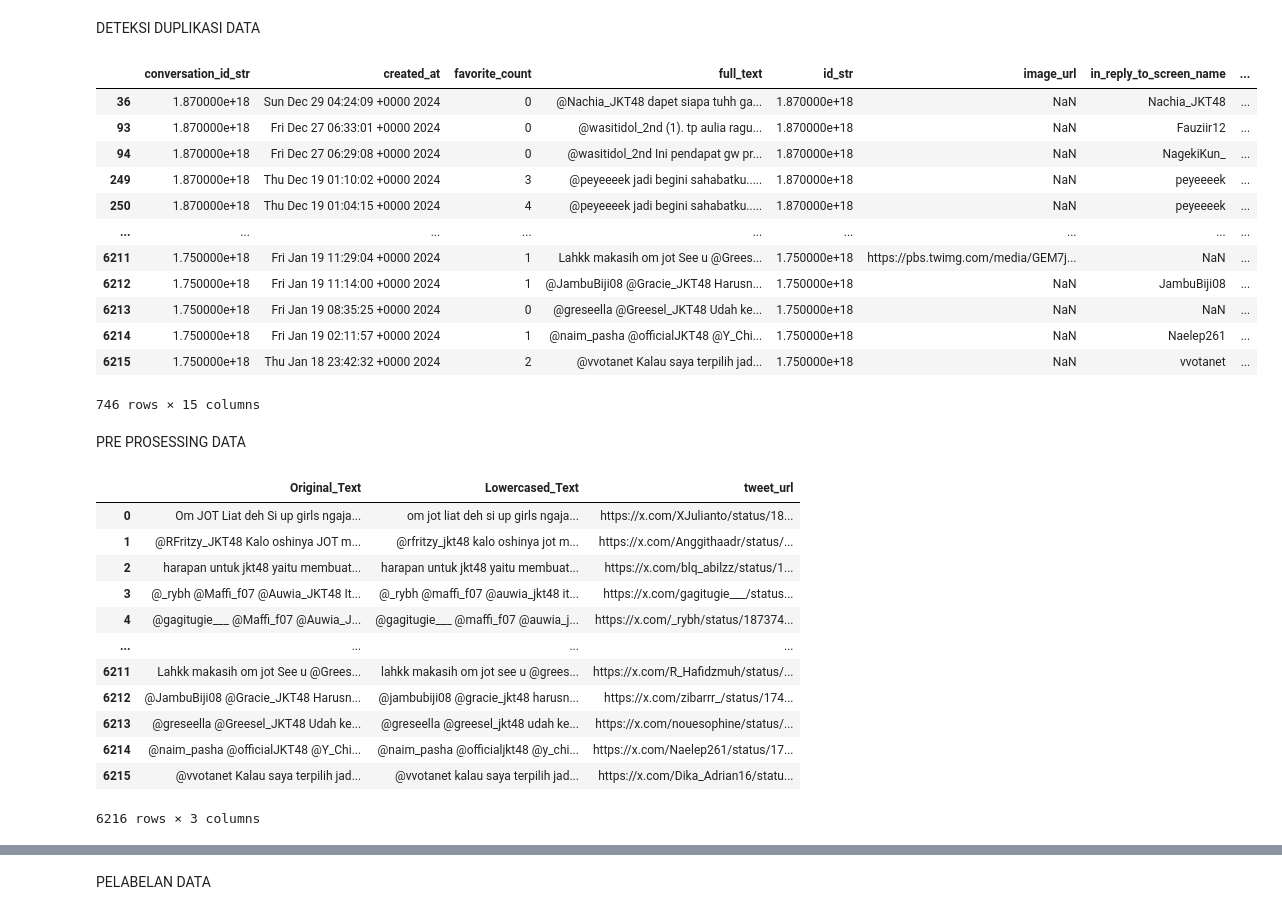
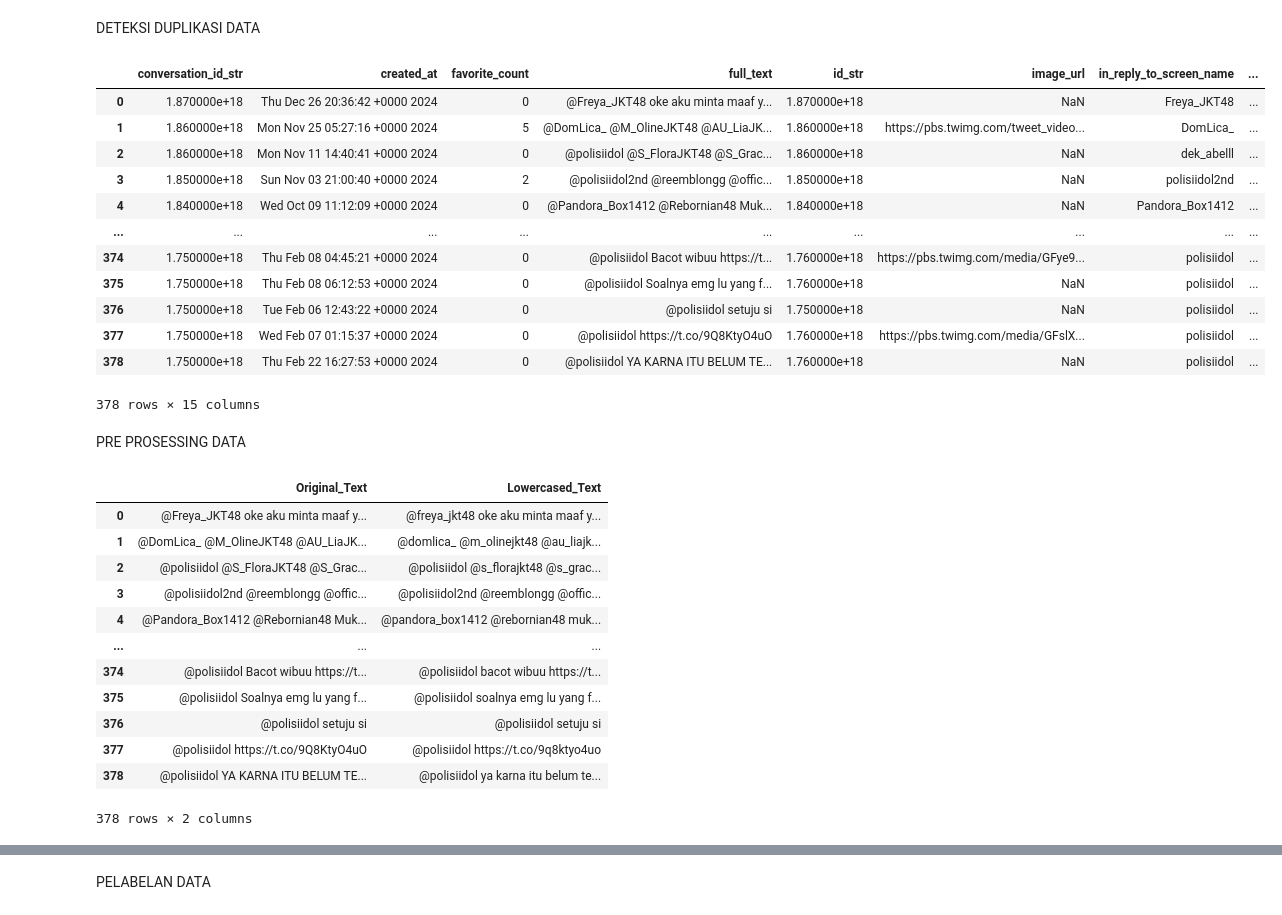
Before and after one commit to Igprad01/Sentimen-Analisis, a Jupyter notebook: Analisis_Sentimen.ipynb, the cells around one changed output, grey strips where cells are left out. Saved outputs shown, nothing was run; the diff lists cells and outputs as text; code cells hidden in the pictures.

```diff
--- a/Analisis_Sentimen.ipynb
+++ b/Analisis_Sentimen.ipynb
@@ -8,7 +8,7 @@ INPUT DATA SET
 import pandas as pd
 
 # load data
-files = '/content/sample_data/Gabungan sample crawling JOT jkt48.csv'
+files = '/content/sample_data/sexual_harassment gabung.csv'
 df = pd.read_csv(files)
 df.head()
 # display(df)
@@ -23,22 +44,25 @@ df.head()
 DETEKSI DUPLIKASI DATA
 # %%
 #duplicate data
-# df_duplicates = df[df.duplicated('full_text')]
-# display(df_duplicates)
+df_duplicates = df[df.duplicated('full_text')]
+#delete duplicates
+df = df.drop_duplicates(subset='full_text')
+display(df)
+#download
 # %% [output]
 |  | conversation_id_str | created_at | favorite_count | full_text | id_str | image_url | in_reply_to_screen_name | ... |
-| 36 | 1.870000e+18 | Sun Dec 29 04:24:09 +0000 2024 | 0 | @Nachia_JKT48 dapet siapa tuhh ga... | 1.870000e+18 | NaN | Nachia_JKT48 | ... |
-| 93 | 1.870000e+18 | Fri Dec 27 06:33:01 +0000 2024 | 0 | @wasitidol_2nd (1). tp aulia ragu... | 1.870000e+18 | NaN | Fauziir12 | ... |
-| 94 | 1.870000e+18 | Fri Dec 27 06:29:08 +0000 2024 | 0 | @wasitidol_2nd Ini pendapat gw pr... | 1.870000e+18 | NaN | NagekiKun_ | ... |
-| 249 | 1.870000e+18 | Thu Dec 19 01:10:02 +0000 2024 | 3 | @peyeeeek jadi begini sahabatku..... | 1.870000e+18 | NaN | peyeeeek | ... |
-| 250 | 1.870000e+18 | Thu Dec 19 01:04:15 +0000 2024 | 4 | @peyeeeek jadi begini sahabatku..... | 1.870000e+18 | NaN | peyeeeek | ... |
+| 0 | 1.870000e+18 | Thu Dec 26 20:36:42 +0000 2024 | 0 | @Freya_JKT48 oke aku minta maaf y... | 1.870000e+18 | NaN | Freya_JKT48 | ... |
+| 1 | 1.860000e+18 | Mon Nov 25 05:27:16 +0000 2024 | 5 | @DomLica_ @M_OlineJKT48 @AU_LiaJK... | 1.860000e+18 | https://pbs.twimg.com/tweet_video... | DomLica_ | ... |
+| 2 | 1.860000e+18 | Mon Nov 11 14:40:41 +0000 2024 | 0 | @polisiidol @S_FloraJKT48 @S_Grac... | 1.860000e+18 | NaN | dek_abelll | ... |
+| 3 | 1.850000e+18 | Sun Nov 03 21:00:40 +0000 2024 | 2 | @polisiidol2nd @reemblongg @offic... | 1.850000e+18 | NaN | polisiidol2nd | ... |
+| 4 | 1.840000e+18 | Wed Oct 09 11:12:09 +0000 2024 | 0 | @Pandora_Box1412 @Rebornian48 Muk... | 1.840000e+18 | NaN | Pandora_Box1412 | ... |
 | ... | ... | ... | ... | ... | ... | ... | ... | ... |
-| 6211 | 1.750000e+18 | Fri Jan 19 11:29:04 +0000 2024 | 1 | Lahkk makasih om jot See u @Grees... | 1.750000e+18 | https://pbs.twimg.com/media/GEM7j... | NaN | ... |
-| 6212 | 1.750000e+18 | Fri Jan 19 11:14:00 +0000 2024 | 1 | @JambuBiji08 @Gracie_JKT48 Harusn... | 1.750000e+18 | NaN | JambuBiji08 | ... |
-| 6213 | 1.750000e+18 | Fri Jan 19 08:35:25 +0000 2024 | 0 | @greseella @Greesel_JKT48 Udah ke... | 1.750000e+18 | NaN | NaN | ... |
-| 6214 | 1.750000e+18 | Fri Jan 19 02:11:57 +0000 2024 | 1 | @naim_pasha @officialJKT48 @Y_Chi... | 1.750000e+18 | NaN | Naelep261 | ... |
-| 6215 | 1.750000e+18 | Thu Jan 18 23:42:32 +0000 2024 | 2 | @vvotanet Kalau saya terpilih jad... | 1.750000e+18 | NaN | vvotanet | ... |
+| 374 | 1.750000e+18 | Thu Feb 08 04:45:21 +0000 2024 | 0 | @polisiidol Bacot wibuu https://t... | 1.760000e+18 | https://pbs.twimg.com/media/GFye9... | polisiidol | ... |
+| 375 | 1.750000e+18 | Thu Feb 08 06:12:53 +0000 2024 | 0 | @polisiidol Soalnya emg lu yang f... | 1.760000e+18 | NaN | polisiidol | ... |
+| 376 | 1.750000e+18 | Tue Feb 06 12:43:22 +0000 2024 | 0 | @polisiidol setuju si | 1.750000e+18 | NaN | polisiidol | ... |
+| 377 | 1.750000e+18 | Wed Feb 07 01:15:37 +0000 2024 | 0 | @polisiidol https://t.co/9Q8KtyO4uO | 1.760000e+18 | https://pbs.twimg.com/media/GFslX... | polisiidol | ... |
+| 378 | 1.750000e+18 | Thu Feb 22 16:27:53 +0000 2024 | 0 | @polisiidol YA KARNA ITU BELUM TE... | 1.760000e+18 | NaN | polisiidol | ... |
-746 rows × 15 columns
+378 rows × 15 columns
 # %% [markdown]
 PRE PROSESSING DATA
 # %%
@@ -46,24 +70,24 @@ PRE PROSESSING DATA
 df_text = pd.DataFrame({
     'Original_Text': df['full_text'],
     'Lowercased_Text': df['full_text'].str.lower(),
-    'tweet_url': df['tweet_url']
+    # 'tweet_url': df['tweet_url']
 })
 
 display(df_text)
 # %% [output]
-|  | Original_Text | Lowercased_Text | tweet_url |
-| 0 | Om JOT Liat deh Si up girls ngaja... | om jot liat deh si up girls ngaja... | https://x.com/XJulianto/status/18... |
-| 1 | @RFritzy_JKT48 Kalo oshinya JOT m... | @rfritzy_jkt48 kalo oshinya jot m... | https://x.com/Anggithaadr/status/... |
-| 2 | harapan untuk jkt48 yaitu membuat... | harapan untuk jkt48 yaitu membuat... | https://x.com/blq_abilzz/status/1... |
-| 3 | @_rybh @Maffi_f07 @Auwia_JKT48 It... | @_rybh @maffi_f07 @auwia_jkt48 it... | https://x.com/gagitugie___/status... |
-| 4 | @gagitugie___ @Maffi_f07 @Auwia_J... | @gagitugie___ @maffi_f07 @auwia_j... | https://x.com/_rybh/status/187374... |
-| ... | ... | ... | ... |
-| 6211 | Lahkk makasih om jot See u @Grees... | lahkk makasih om jot see u @grees... | https://x.com/R_Hafidzmuh/status/... |
-| 6212 | @JambuBiji08 @Gracie_JKT48 Harusn... | @jambubiji08 @gracie_jkt48 harusn... | https://x.com/zibarrr_/status/174... |
-| 6213 | @greseella @Greesel_JKT48 Udah ke... | @greseella @greesel_jkt48 udah ke... | https://x.com/nouesophine/status/... |
-| 6214 | @naim_pasha @officialJKT48 @Y_Chi... | @naim_pasha @officialjkt48 @y_chi... | https://x.com/Naelep261/status/17... |
-| 6215 | @vvotanet Kalau saya terpilih jad... | @vvotanet kalau saya terpilih jad... | https://x.com/Dika_Adrian16/statu... |
+|  | Original_Text | Lowercased_Text |
+| 0 | @Freya_JKT48 oke aku minta maaf y... | @freya_jkt48 oke aku minta maaf y... |
+| 1 | @DomLica_ @M_OlineJKT48 @AU_LiaJK... | @domlica_ @m_olinejkt48 @au_liajk... |
+| 2 | @polisiidol @S_FloraJKT48 @S_Grac... | @polisiidol @s_florajkt48 @s_grac... |
+| 3 | @polisiidol2nd @reemblongg @offic... | @polisiidol2nd @reemblongg @offic... |
+| 4 | @Pandora_Box1412 @Rebornian48 Muk... | @pandora_box1412 @rebornian48 muk... |
+| ... | ... | ... |
+| 374 | @polisiidol Bacot wibuu https://t... | @polisiidol bacot wibuu https://t... |
+| 375 | @polisiidol Soalnya emg lu yang f... | @polisiidol soalnya emg lu yang f... |
+| 376 | @polisiidol setuju si | @polisiidol setuju si |
+| 377 | @polisiidol https://t.co/9Q8KtyO4uO | @polisiidol https://t.co/9q8ktyo4uo |
+| 378 | @polisiidol YA KARNA ITU BELUM TE... | @polisiidol ya karna itu belum te... |
-6216 rows × 3 columns
+378 rows × 2 columns
 # %%
 #cleaning text (Sementara)
 import re
```
Also changed, not shown: parts of 12 cells of this notebook.
